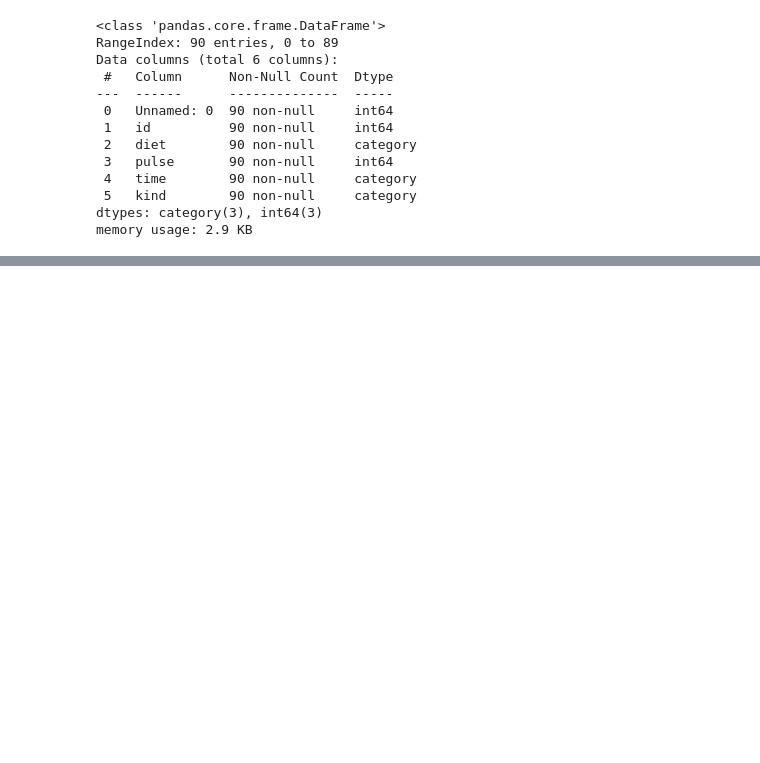
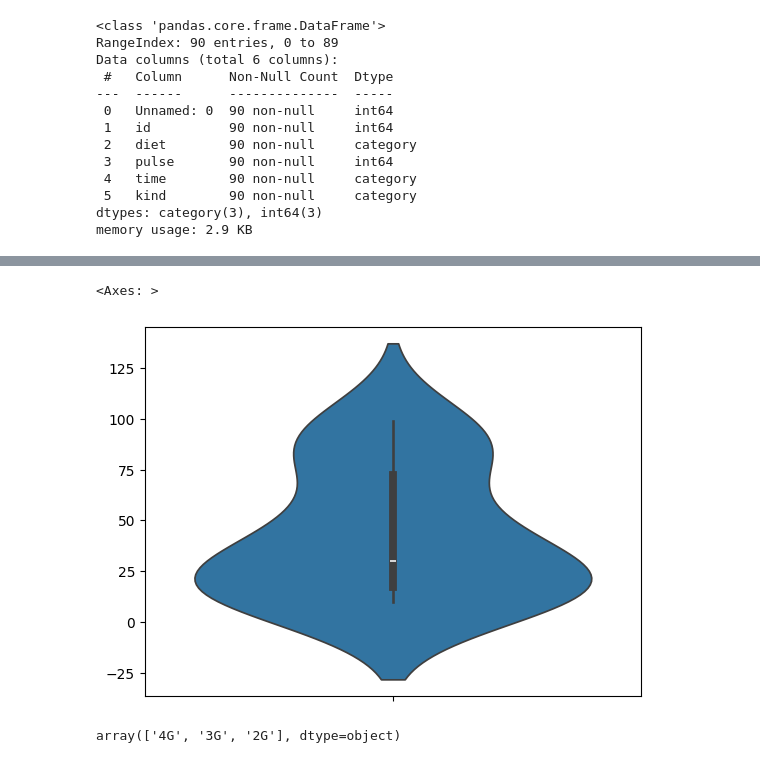
Before and after one commit to memonY49/SMIT-AI-DS-Batch-3, a Jupyter notebook: Untitled3.ipynb, the cells around one changed output, grey strips where cells are left out. Saved outputs shown, nothing was run; the diff lists cells and outputs as text; code cells hidden in the pictures; blank space fills up the shorter version.

```diff
--- a/Untitled3.ipynb
+++ b/Untitled3.ipynb
@@ -195,0 +235,5 @@ memory usage: 2.9 KB
+# %%
+sns.violinplot(y = x)
+# %% [output]
+<Axes: >
+[figure, added]
@@ -195,0 +244,4 @@ memory usage: 2.9 KB
+# %%
+df['Network Type'].unique()
+# %% [output]
+array(['4G', '3G', '2G'], dtype=object)
```
Also changed, not shown: parts of 23 cells of this notebook.
